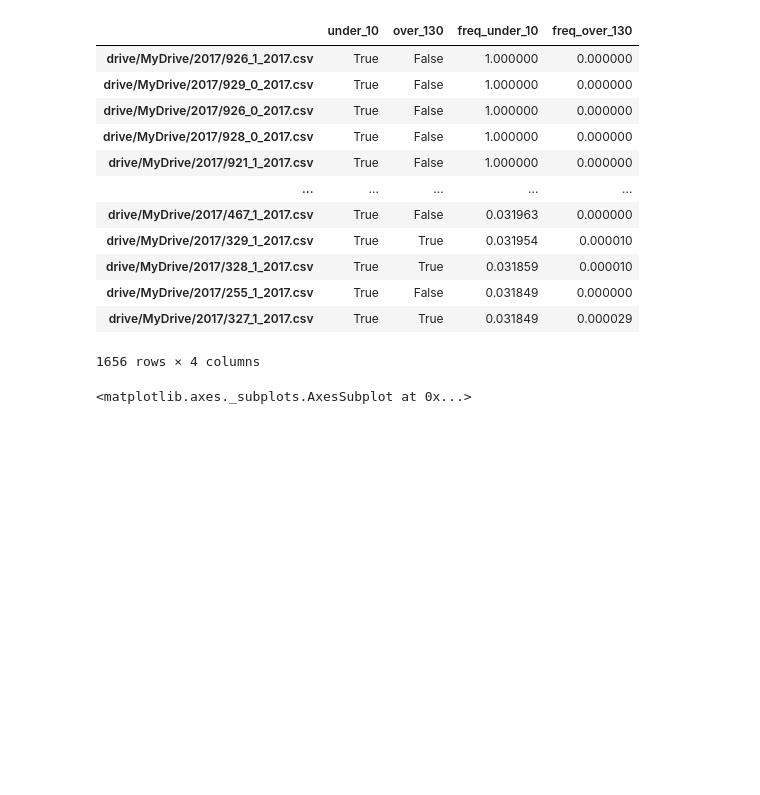
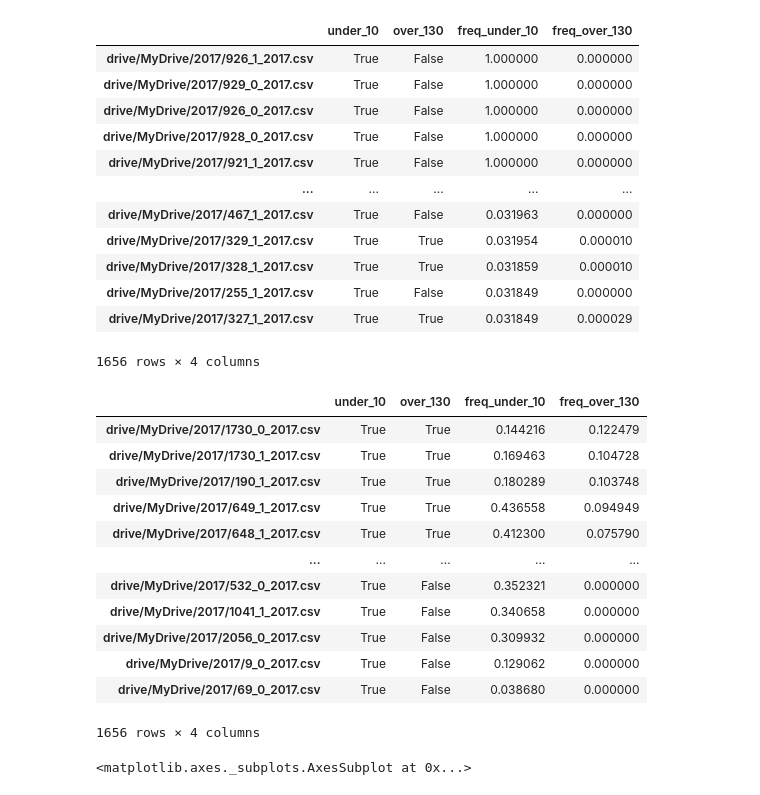
Before and after one commit to u-t-k-a-n/Detection-of-Similar-Points-in-Traffic-Characteristics, a Jupyter notebook: Ara_Proje.ipynb, the cells around one changed output. Drawn from its saved outputs; the diff is of its cells as text; code cells hidden in the pictures; blank space fills up the shorter version.

```diff
--- a/Ara_Proje.ipynb
+++ b/Ara_Proje.ipynb
@@ -99,6 +99,22 @@ file_info.sort_values("freq_under_10",ascending=False)
 | drive/MyDrive/2017/255_1_2017.csv | True | False | 0.031849 | 0.000000 |
 | drive/MyDrive/2017/327_1_2017.csv | True | True | 0.031849 | 0.000029 |
 1656 rows × 4 columns
+# %%
+file_info.sort_values("freq_over_130",ascending=False)
+# %% [output]
+|  | under_10 | over_130 | freq_under_10 | freq_over_130 |
+| drive/MyDrive/2017/1730_0_2017.csv | True | True | 0.144216 | 0.122479 |
+| drive/MyDrive/2017/1730_1_2017.csv | True | True | 0.169463 | 0.104728 |
+| drive/MyDrive/2017/190_1_2017.csv | True | True | 0.180289 | 0.103748 |
+| drive/MyDrive/2017/649_1_2017.csv | True | True | 0.436558 | 0.094949 |
+| drive/MyDrive/2017/648_1_2017.csv | True | True | 0.412300 | 0.075790 |
+| ... | ... | ... | ... | ... |
+| drive/MyDrive/2017/532_0_2017.csv | True | False | 0.352321 | 0.000000 |
+| drive/MyDrive/2017/1041_1_2017.csv | True | False | 0.340658 | 0.000000 |
+| drive/MyDrive/2017/2056_0_2017.csv | True | False | 0.309932 | 0.000000 |
+| drive/MyDrive/2017/9_0_2017.csv | True | False | 0.129062 | 0.000000 |
+| drive/MyDrive/2017/69_0_2017.csv | True | False | 0.038680 | 0.000000 |
+1656 rows × 4 columns
 # %%
 import seaborn as sns
 # %%
```
